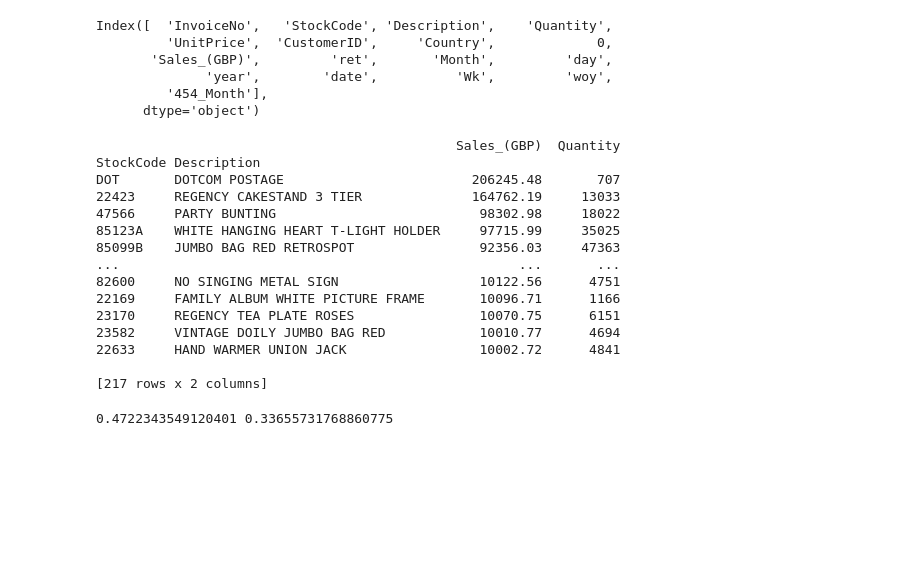
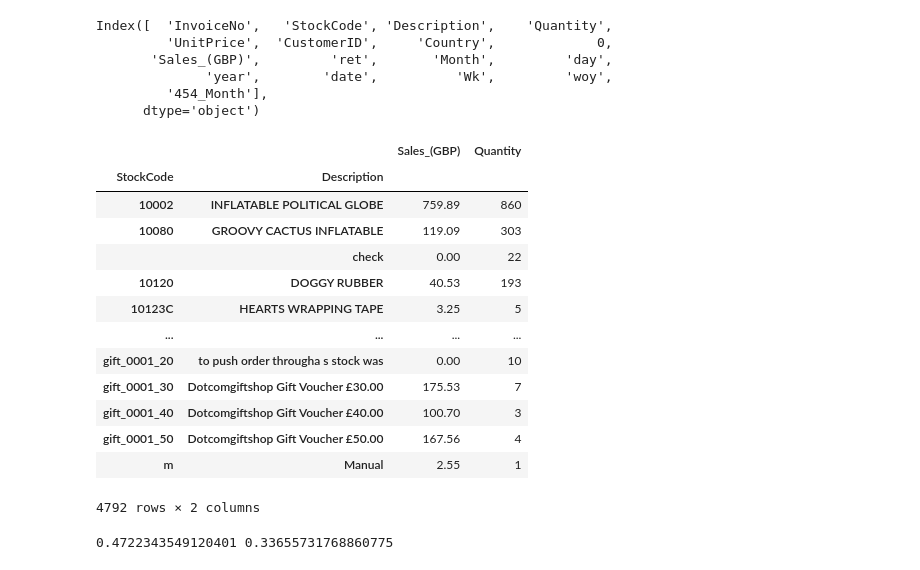
Before and after one commit to axpinkerton/projects, a Jupyter notebook: proj1nb.ipynb, the cells around one changed output. Saved outputs shown, nothing was run; the diff lists cells and outputs as text; code cells hidden in the pictures; blank space fills up the shorter version.

```diff
--- a/proj1nb.ipynb
+++ b/proj1nb.ipynb
@@ -289,28 +293,26 @@ Index([  'InvoiceNo',   'StockCode', 'Description',    'Quantity',
 # %%
 #Now I am starting to get into product level analysis, first splitting into products > 10k GBP in rev (there are 217)
 
 prod_tbl = new.groupby(['StockCode','Description'])[['Sales_(GBP)','Quantity']].agg('sum')
 above10 = prod_tbl.sort_values(by='Sales_(GBP)',ascending=False).head(217)
 topsls = above10['Sales_(GBP)'].sum()
 topquan = above10['Quantity'].sum()
-# print(topsls,topquan)
-print(above10)
+prod_tbl
 # %% [output]
+|  |  | Sales_(GBP) | Quantity |
+| StockCode | Description |  |  |
+| 10002 | INFLATABLE POLITICAL GLOBE | 759.89 | 860 |
+| 10080 | GROOVY CACTUS INFLATABLE | 119.09 | 303 |
+|  | check | 0.00 | 22 |
+| 10120 | DOGGY RUBBER | 40.53 | 193 |
+| 10123C | HEARTS WRAPPING TAPE | 3.25 | 5 |
+| ... | ... | ... | ... |
+| gift_0001_20 | to push order througha s stock was | 0.00 | 10 |
+| gift_0001_30 | Dotcomgiftshop Gift Voucher £30.00 | 175.53 | 7 |
+| gift_0001_40 | Dotcomgiftshop Gift Voucher £40.00 | 100.70 | 3 |
+| gift_0001_50 | Dotcomgiftshop Gift Voucher £50.00 | 167.56 | 4 |
+| m | Manual | 2.55 | 1 |
-                                              Sales_(GBP)  Quantity
-StockCode Description
-DOT       DOTCOM POSTAGE                        206245.48       707
-22423     REGENCY CAKESTAND 3 TIER              164762.19     13033
-47566     PARTY BUNTING                          98302.98     18022
-85123A    WHITE HANGING HEART T-LIGHT HOLDER     97715.99     35025
-85099B    JUMBO BAG RED RETROSPOT                92356.03     47363
-...                                                   ...       ...
-82600     NO SINGING METAL SIGN                  10122.56      4751
-22169     FAMILY ALBUM WHITE PICTURE FRAME       10096.71      1166
-23170     REGENCY TEA PLATE ROSES                10070.75      6151
-23582     VINTAGE DOILY JUMBO BAG RED            10010.77      4694
-22633     HAND WARMER UNION JACK                 10002.72      4841
-
-[217 rows x 2 columns]
+4792 rows × 2 columns
 # %%
 #this is the rest of the products (below 10k GBP in revenue in the yr)
 below10 = prod_tbl.sort_values(by='Sales_(GBP)',ascending=False).head(~217)
```
Also changed, not shown: parts of 3 cells of this notebook.
